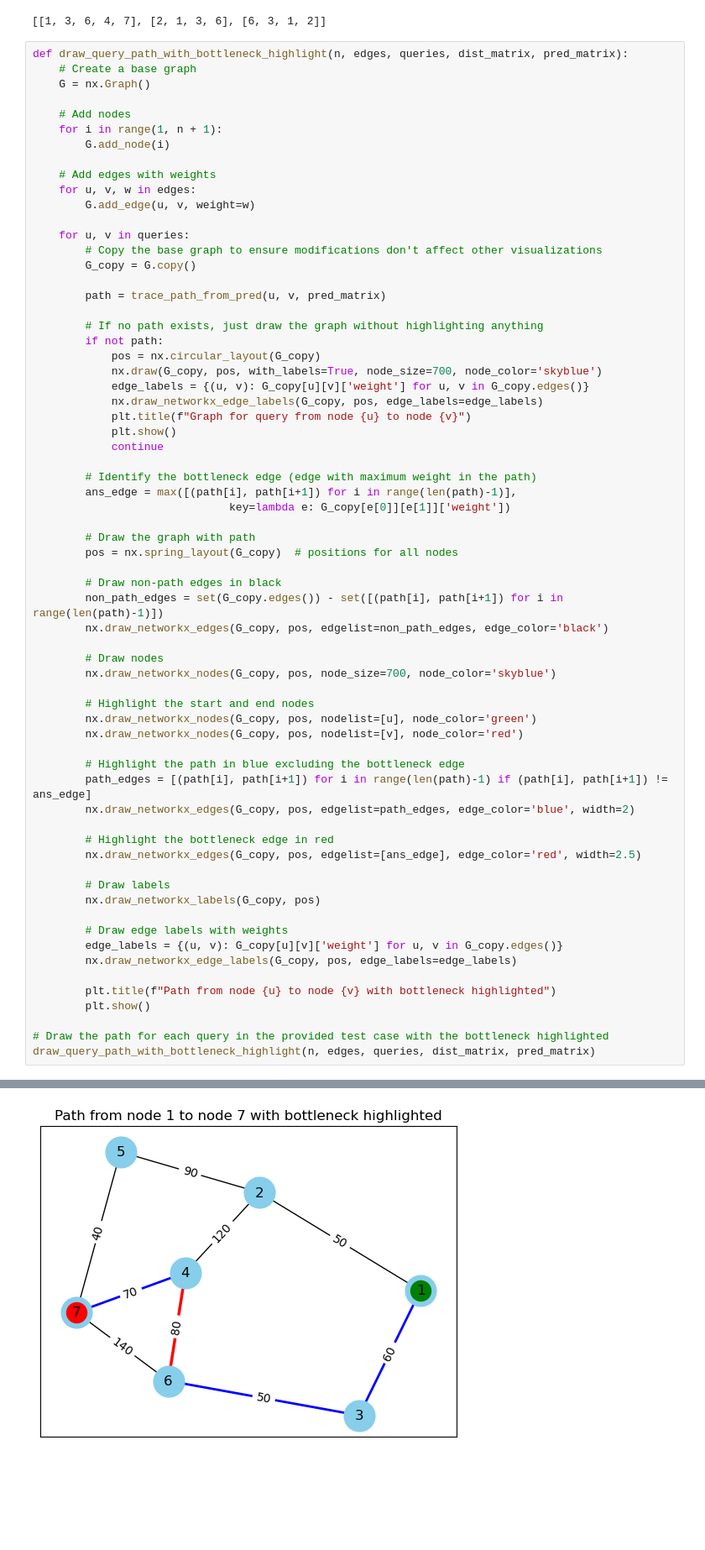
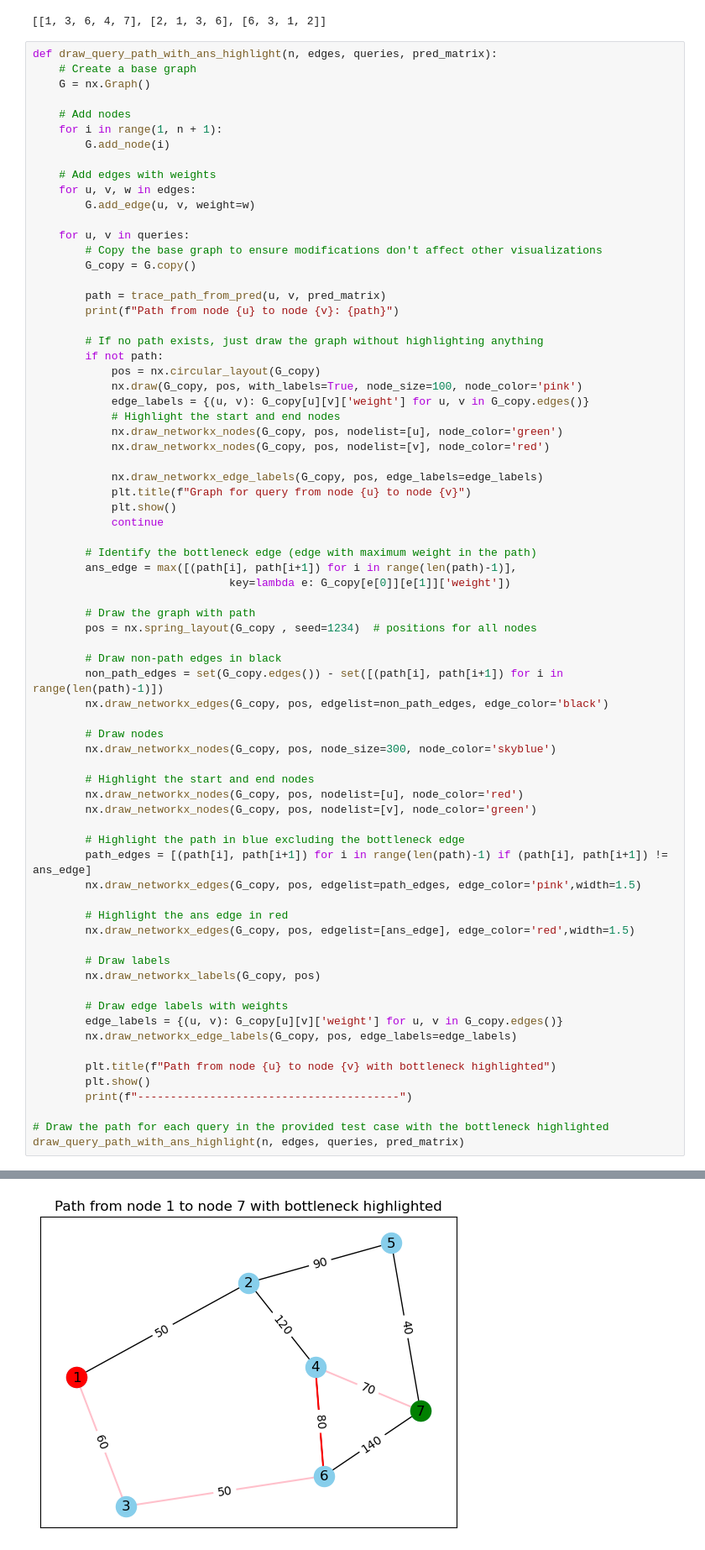
Before and after one commit to ExitedState/2301365_ALGO-LAB, a Jupyter notebook: LAB7/LAB7.ipynb, the cells around one changed output, grey strips where cells are left out. Shown: that part at 84% size. Drawn from its saved outputs; the diff is of its cells as text; blank space fills up the shorter version.

```diff
--- a/LAB7/LAB7.ipynb
+++ b/LAB7/LAB7.ipynb
@@ -109,7 +109,7 @@ paths
 # %% [output]
 [[1, 3, 6, 4, 7], [2, 1, 3, 6], [6, 3, 1, 2]]
 # %%
-def draw_query_path_with_bottleneck_highlight(n, edges, queries, dist_matrix, pred_matrix):
+def draw_query_path_with_ans_highlight(n, edges, queries, pred_matrix):
     # Create a base graph
     G = nx.Graph()
 
@@ -126,12 +126,17 @@ def draw_query_path_with_bottleneck_highlight(n, edges, queries, dist_matrix, pr
         G_copy = G.copy()
 
         path = trace_path_from_pred(u, v, pred_matrix)
+        print(f"Path from node {u} to node {v}: {path}")
 
         # If no path exists, just draw the graph without highlighting anything
         if not path:
             pos = nx.circular_layout(G_copy)
-            nx.draw(G_copy, pos, with_labels=True, node_size=700, node_color='skyblue')
+            nx.draw(G_copy, pos, with_labels=True, node_size=100, node_color='pink')
             edge_labels = {(u, v): G_copy[u][v]['weight'] for u, v in G_copy.edges()}
+            # Highlight the start and end nodes
+            nx.draw_networkx_nodes(G_copy, pos, nodelist=[u], node_color='green')
+            nx.draw_networkx_nodes(G_copy, pos, nodelist=[v], node_color='red')
+
             nx.draw_networkx_edge_labels(G_copy, pos, edge_labels=edge_labels)
             plt.title(f"Graph for query from node {u} to node {v}")
             plt.show()
@@ -142,25 +147,25 @@ def draw_query_path_with_bottleneck_highlight(n, edges, queries, dist_matrix, pr
                               key=lambda e: G_copy[e[0]][e[1]]['weight'])
 
         # Draw the graph with path
-        pos = nx.spring_layout(G_copy)  # positions for all nodes
+        pos = nx.spring_layout(G_copy , seed=1234)  # positions for all nodes
 
         # Draw non-path edges in black
         non_path_edges = set(G_copy.edges()) - set([(path[i], path[i+1]) for i in range(len(path)-1)])
         nx.draw_networkx_edges(G_copy, pos, edgelist=non_path_edges, edge_color='black')
 
         # Draw nodes
-        nx.draw_networkx_nodes(G_copy, pos, node_size=700, node_color='skyblue')
+        nx.draw_networkx_nodes(G_copy, pos, node_size=300, node_color='skyblue')
 
         # Highlight the start and end nodes
-        nx.draw_networkx_nodes(G_copy, pos, nodelist=[u], node_color='green')
-        nx.draw_networkx_nodes(G_copy, pos, nodelist=[v], node_color='red')
+        nx.draw_networkx_nodes(G_copy, pos, nodelist=[u], node_color='red')
+        nx.draw_networkx_nodes(G_copy, pos, nodelist=[v], node_color='green')
 
         # Highlight the path in blue excluding the bottleneck edge
         path_edges = [(path[i], path[i+1]) for i in range(len(path)-1) if (path[i], path[i+1]) != ans_edge]
-        nx.draw_networkx_edges(G_copy, pos, edgelist=path_edges, edge_color='blue', width=2)
+        nx.draw_networkx_edges(G_copy, pos, edgelist=path_edges, edge_color='pink',width=1.5)
 
-        # Highlight the bottleneck edge in red
-        nx.draw_networkx_edges(G_copy, pos, edgelist=[ans_edge], edge_color='red', width=2.5)
+        # Highlight the ans edge in red
+        nx.draw_networkx_edges(G_copy, pos, edgelist=[ans_edge], edge_color='red',width=1.5)
 
         # Draw labels
         nx.draw_networkx_labels(G_copy, pos)
@@ -171,7 +176,8 @@ def draw_query_path_with_bottleneck_highlight(n, edges, queries, dist_matrix, pr
 
         plt.title(f"Path from node {u} to node {v} with bottleneck highlighted")
         plt.show()
+        print(f"----------------------------------------")
 
 # Draw the path for each query in the provided test case with the bottleneck highlighted
-draw_query_path_with_bottleneck_highlight(n, edges, queries, dist_matrix, pred_matrix)
+draw_query_path_with_ans_highlight(n, edges, queries, pred_matrix)
 # %% [output]
@@ -178 +185 @@ draw_query_path_with_bottleneck_highlight(n, edges, queries, dist_matrix, pred_m
-[figure, old version]
+[figure, new version]
```
Also changed, not shown: parts of 1 cell of this notebook.
